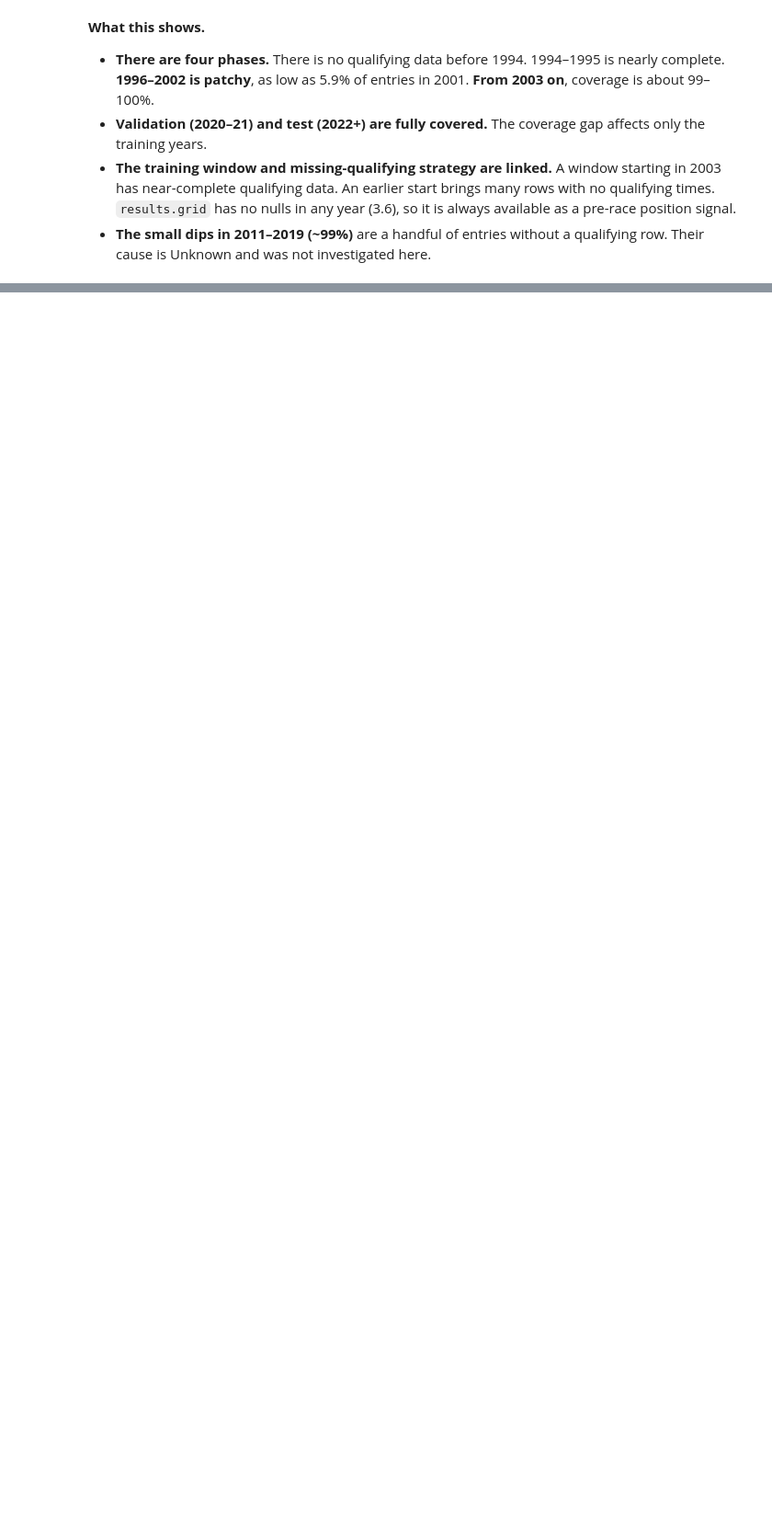
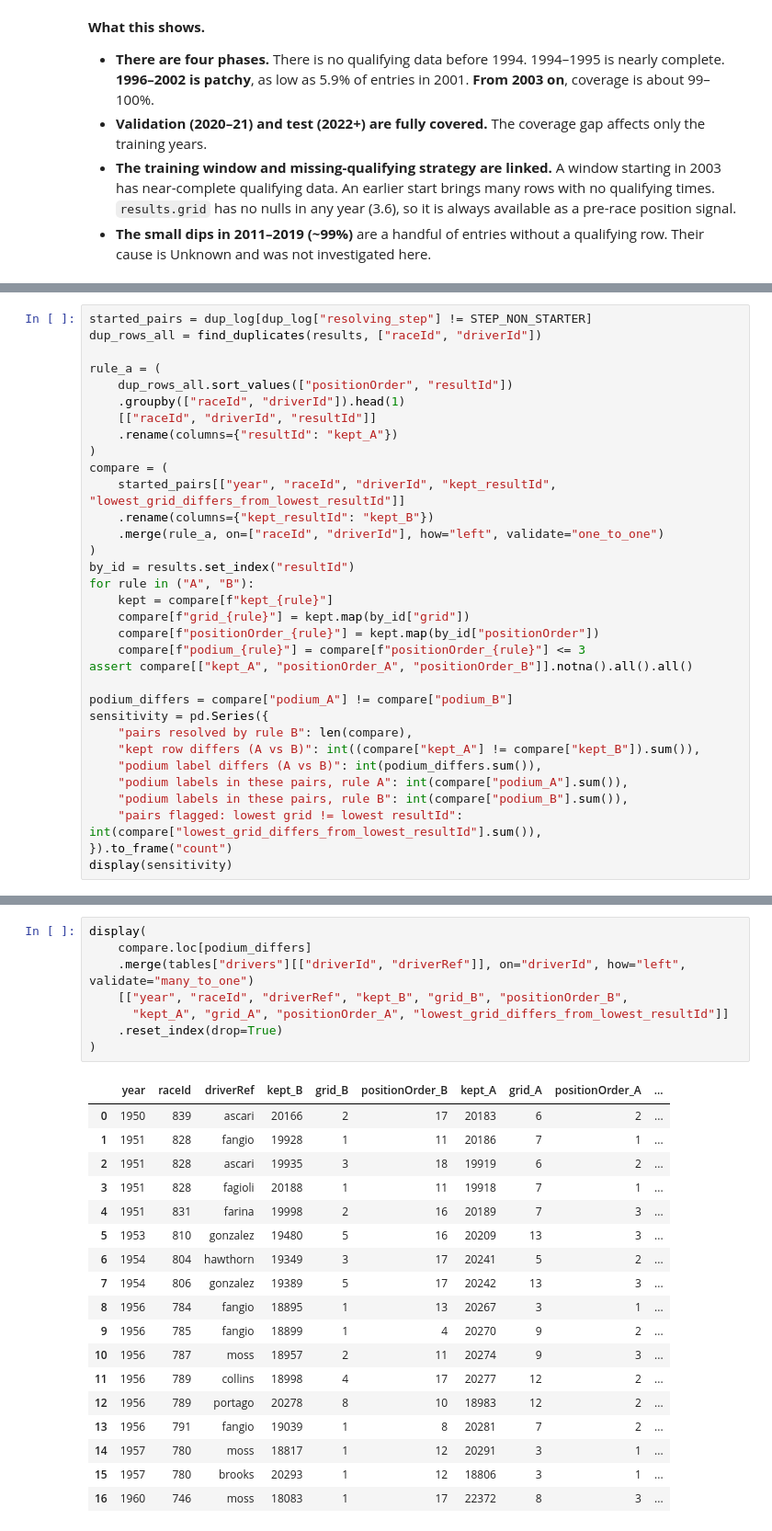
Before and after one commit to YShimy/f1-podium, a Jupyter notebook: notebooks/milestone1.ipynb, the cells around one changed output, grey strips where cells are left out. Shown at 92% size. Saved outputs shown, nothing was run; the diff lists cells and outputs as text; blank space fills up the shorter version.

```diff
--- a/notebooks/milestone1.ipynb
+++ b/notebooks/milestone1.ipynb
@@ -685,0 +793,33 @@ plt.show()
+# %%
+started_pairs = dup_log[dup_log["resolving_step"] != STEP_NON_STARTER]
+dup_rows_all = find_duplicates(results, ["raceId", "driverId"])
+
+rule_a = (
+    dup_rows_all.sort_values(["positionOrder", "resultId"])
+    .groupby(["raceId", "driverId"]).head(1)
+    [["raceId", "driverId", "resultId"]]
+    .rename(columns={"resultId": "kept_A"})
+)
+compare = (
+    started_pairs[["year", "raceId", "driverId", "kept_resultId", "lowest_grid_differs_from_lowest_resultId"]]
+    .rename(columns={"kept_resultId": "kept_B"})
+    .merge(rule_a, on=["raceId", "driverId"], how="left", validate="one_to_one")
+)
+by_id = results.set_index("resultId")
+for rule in ("A", "B"):
+    kept = compare[f"kept_{rule}"]
+    compare[f"grid_{rule}"] = kept.map(by_id["grid"])
+    compare[f"positionOrder_{rule}"] = kept.map(by_id["positionOrder"])
+    compare[f"podium_{rule}"] = compare[f"positionOrder_{rule}"] <= 3
+assert compare[["kept_A", "positionOrder_A", "positionOrder_B"]].notna().all().all()
+
+podium_differs = compare["podium_A"] != compare["podium_B"]
+sensitivity = pd.Series({
+    "pairs resolved by rule B": len(compare),
+    "kept row differs (A vs B)": int((compare["kept_A"] != compare["kept_B"]).sum()),
+    "podium label differs (A vs B)": int(podium_differs.sum()),
+    "podium labels in these pairs, rule A": int(compare["podium_A"].sum()),
+    "podium labels in these pairs, rule B": int(compare["podium_B"].sum()),
+    "pairs flagged: lowest grid != lowest resultId": int(compare["lowest_grid_differs_from_lowest_resultId"].sum()),
+}).to_frame("count")
+display(sensitivity)
@@ -685,0 +836,27 @@ plt.show()
+# %%
+display(
+    compare.loc[podium_differs]
+    .merge(tables["drivers"][["driverId", "driverRef"]], on="driverId", how="left", validate="many_to_one")
+    [["year", "raceId", "driverRef", "kept_B", "grid_B", "positionOrder_B",
+      "kept_A", "grid_A", "positionOrder_A", "lowest_grid_differs_from_lowest_resultId"]]
+    .reset_index(drop=True)
+)
+# %% [output]
+|  | year | raceId | driverRef | kept_B | grid_B | positionOrder_B | kept_A | grid_A | positionOrder_A | ... |
+| 0 | 1950 | 839 | ascari | 20166 | 2 | 17 | 20183 | 6 | 2 | ... |
+| 1 | 1951 | 828 | fangio | 19928 | 1 | 11 | 20186 | 7 | 1 | ... |
+| 2 | 1951 | 828 | ascari | 19935 | 3 | 18 | 19919 | 6 | 2 | ... |
+| 3 | 1951 | 828 | fagioli | 20188 | 1 | 11 | 19918 | 7 | 1 | ... |
+| 4 | 1951 | 831 | farina | 19998 | 2 | 16 | 20189 | 7 | 3 | ... |
+| 5 | 1953 | 810 | gonzalez | 19480 | 5 | 16 | 20209 | 13 | 3 | ... |
+| 6 | 1954 | 804 | hawthorn | 19349 | 3 | 17 | 20241 | 5 | 2 | ... |
+| 7 | 1954 | 806 | gonzalez | 19389 | 5 | 17 | 20242 | 13 | 3 | ... |
+| 8 | 1956 | 784 | fangio | 18895 | 1 | 13 | 20267 | 3 | 1 | ... |
+| 9 | 1956 | 785 | fangio | 18899 | 1 | 4 | 20270 | 9 | 2 | ... |
+| 10 | 1956 | 787 | moss | 18957 | 2 | 11 | 20274 | 9 | 3 | ... |
+| 11 | 1956 | 789 | collins | 18998 | 4 | 17 | 20277 | 12 | 2 | ... |
+| 12 | 1956 | 789 | portago | 20278 | 8 | 10 | 18983 | 12 | 2 | ... |
+| 13 | 1956 | 791 | fangio | 19039 | 1 | 8 | 20281 | 7 | 2 | ... |
+| 14 | 1957 | 780 | moss | 18817 | 1 | 12 | 20291 | 3 | 1 | ... |
+| 15 | 1957 | 780 | brooks | 20293 | 1 | 12 | 18806 | 3 | 1 | ... |
+| 16 | 1960 | 746 | moss | 18083 | 1 | 17 | 22372 | 8 | 3 | ... |
```
Also changed, not shown: parts of 11 cells of this notebook.
